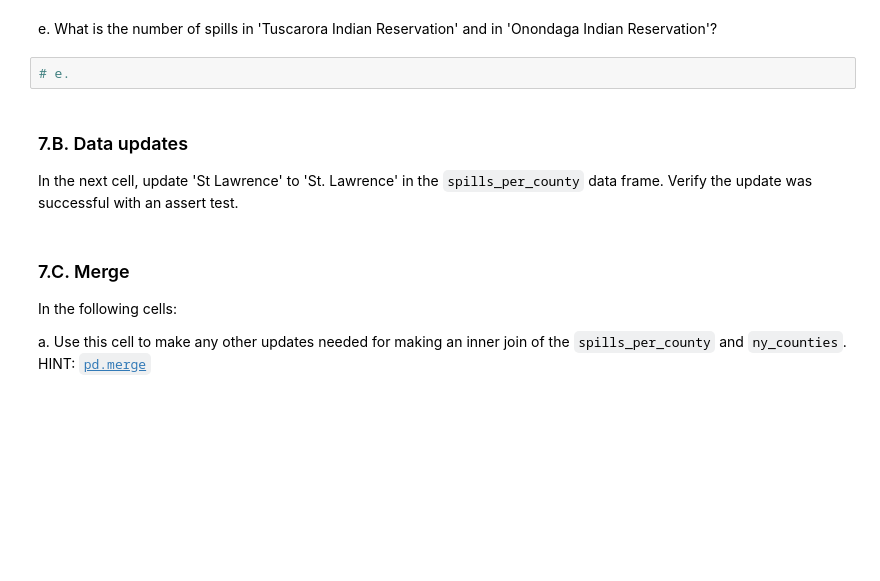
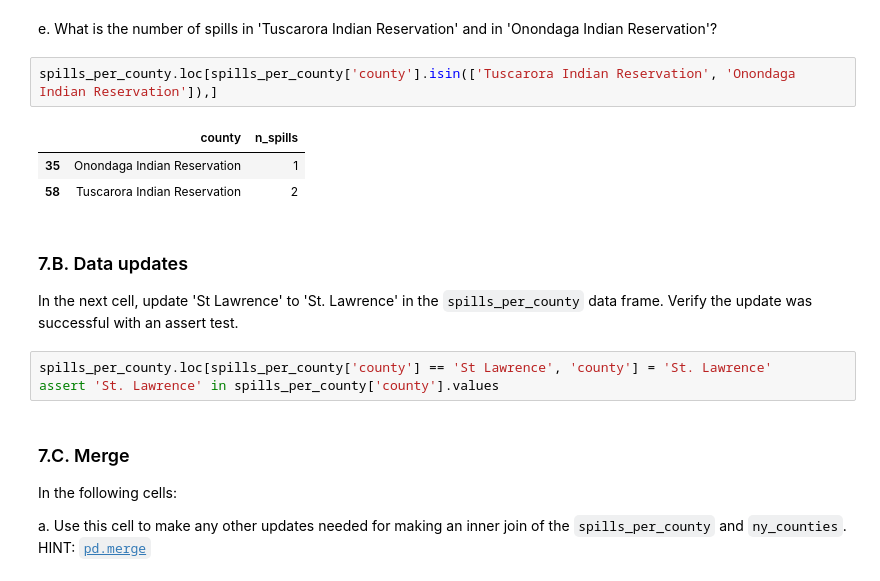
Before and after one commit to ashrcho/eds220-hwk3, a Jupyter notebook: hwk3-task2-spills.ipynb, the cells around one changed output. Cells and saved outputs as stored; diff of their text form; blank space fills up the shorter version.

```diff
--- a/hwk3-task2-spills.ipynb
+++ b/hwk3-task2-spills.ipynb
@@ -619,11 +649,18 @@ grader.check("7Ad")
 # %% [markdown]
 e. What is the number of spills in 'Tuscarora Indian Reservation' and in 'Onondaga Indian Reservation'?
-# %%
-# e.
+# %%
+spills_per_county.loc[spills_per_county['county'].isin(['Tuscarora Indian Reservation', 'Onondaga Indian Reservation']),]
+# %% [output]
+|  | county | n_spills |
+| 35 | Onondaga Indian Reservation | 1 |
+| 58 | Tuscarora Indian Reservation | 2 |
 # %% [markdown]
 ### 7.B. Data updates
 
 In the next cell, update 'St Lawrence' to 'St. Lawrence' in the `spills_per_county` data frame. Verify the update was successful with an assert test.
+# %%
+spills_per_county.loc[spills_per_county['county'] == 'St Lawrence', 'county'] = 'St. Lawrence'
+assert 'St. Lawrence' in spills_per_county['county'].values
 # %% [markdown]
 ### 7.C. Merge
 
```
Also changed, not shown: parts of 20 cells of this notebook.
